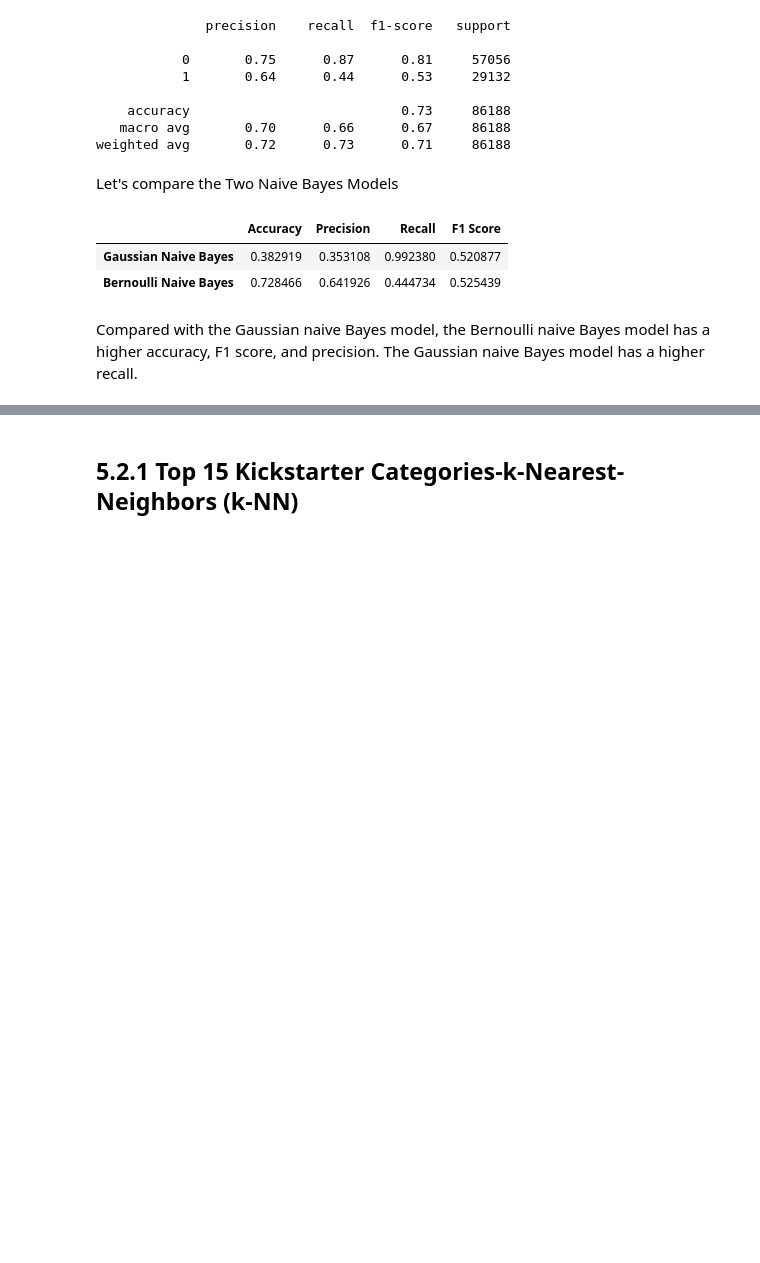
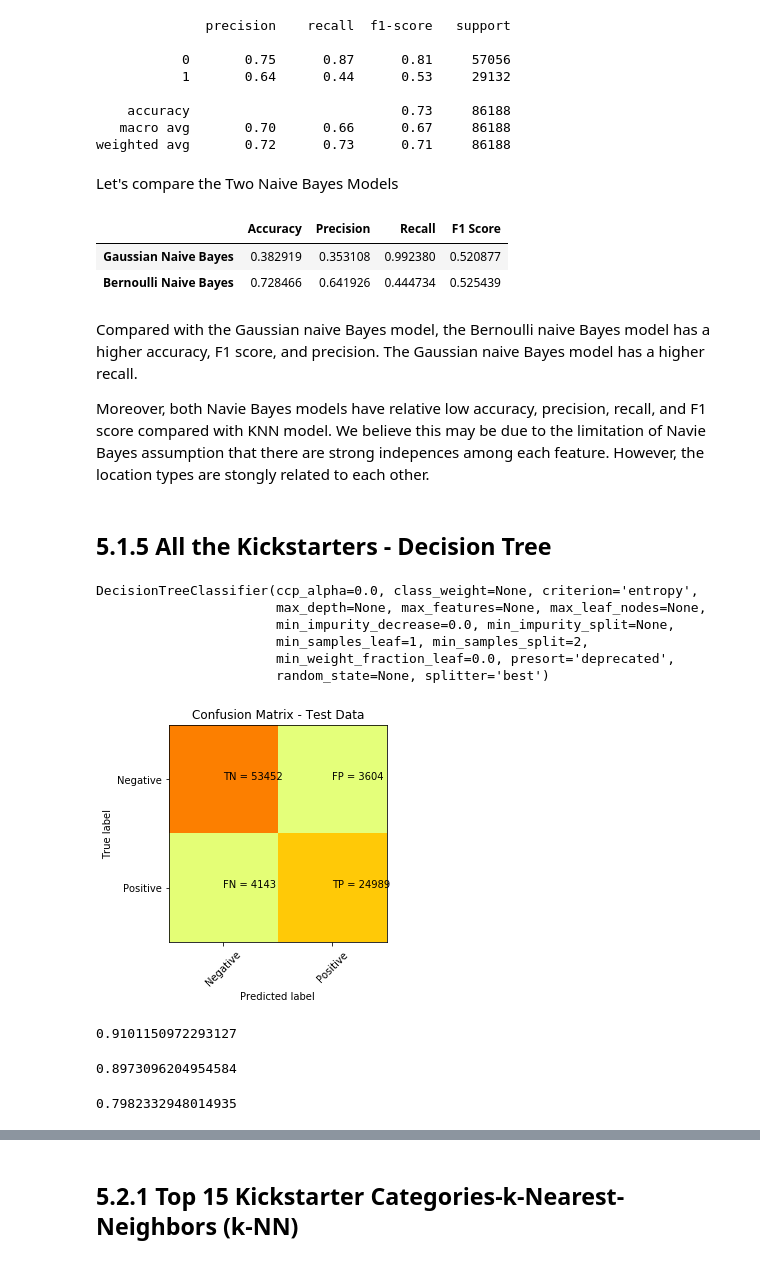
Before and after one commit to Jing-0823/5520-2020PROJECT, a Jupyter notebook: IST_5520_Project_Milestone_3_G5.ipynb, the cells around one changed output, grey strips where cells are left out. Saved outputs shown, nothing was run; the diff lists cells and outputs as text; code cells hidden in the pictures; blank space fills up the shorter version.

```diff
--- a/IST_5520_Project_Milestone_3_G5.ipynb
+++ b/IST_5520_Project_Milestone_3_G5.ipynb
@@ -1317,2 +1329,11 @@ weighted avg       0.82      0.82      0.82     86188
 # %% [markdown]
 Tune the k-NN Classifier
+# %%
+for k in range(5, 10):
+    k = k + 1
+    knn = neighbors.KNeighborsClassifier(n_neighbors = k,
+                                         weights='uniform',
+                                         algorithm='auto')
+    knn.fit(train_x_scale, train_y)
+    pred_y = knn.predict(test_x_scale)
+    print("AUC is ", round(metrics.roc_auc_score(test_y, pred_y)*100,2),"% for k =",k)
@@ -1428,3 +1457,41 @@ pd.DataFrame({'Accuracy':acc, 'Precision':pre, 'Recall':rec, 'F1 Score': f1},
 | Bernoulli Naive Bayes | 0.728466 | 0.641926 | 0.444734 | 0.525439 |
 # %% [markdown]
 Compared with the Gaussian naive Bayes model, the Bernoulli naive Bayes model has a higher accuracy, F1 score, and precision. The Gaussian naive Bayes model has a higher recall.
+
+Moreover, both Navie Bayes models have relative low accuracy, precision, recall, and F1 score compared with KNN model. We believe this may be due to the limitation of Navie Bayes assumption that there are strong indepences among each feature. However, the location types are stongly related to each other.
+# %% [markdown]
+## 5.1.5 All the Kickstarters - Decision Tree
+# %%
+from sklearn import tree
+# Decision trees for classification, use entropy criterion (gini by default)
+dt = tree.DecisionTreeClassifier(criterion='entropy')
+dt.fit(train_x, train_y)
+# %% [output]
+DecisionTreeClassifier(ccp_alpha=0.0, class_weight=None, criterion='entropy',
+                       max_depth=None, max_features=None, max_leaf_nodes=None,
+                       min_impurity_decrease=0.0, min_impurity_split=None,
+                       min_samples_leaf=1, min_samples_split=2,
+                       min_weight_fraction_leaf=0.0, presort='deprecated',
+                       random_state=None, splitter='best')
+# %%
+pred_y_dt = dt.predict(test_x)
+# %%
+# Print confusion matrix
+print_cm(metrics.confusion_matrix(test_y, pred_y_dt))
+# %% [output]
+[figure, added]
+# %%
+# Calculate classification accuracy
+metrics.accuracy_score(test_y, pred_y_dt)
+# %% [output]
+0.9101150972293127
+# %%
+# Calculate AUC
+metrics.roc_auc_score(test_y, pred_y_dt)
+# %% [output]
+0.8973096204954584
+# %%
+# Calculate Cohen's Kappa
+metrics.cohen_kappa_score(test_y, pred_y_dt)
+# %% [output]
+0.7982332948014935
```
Also changed, not shown: parts of 31 cells of this notebook.
